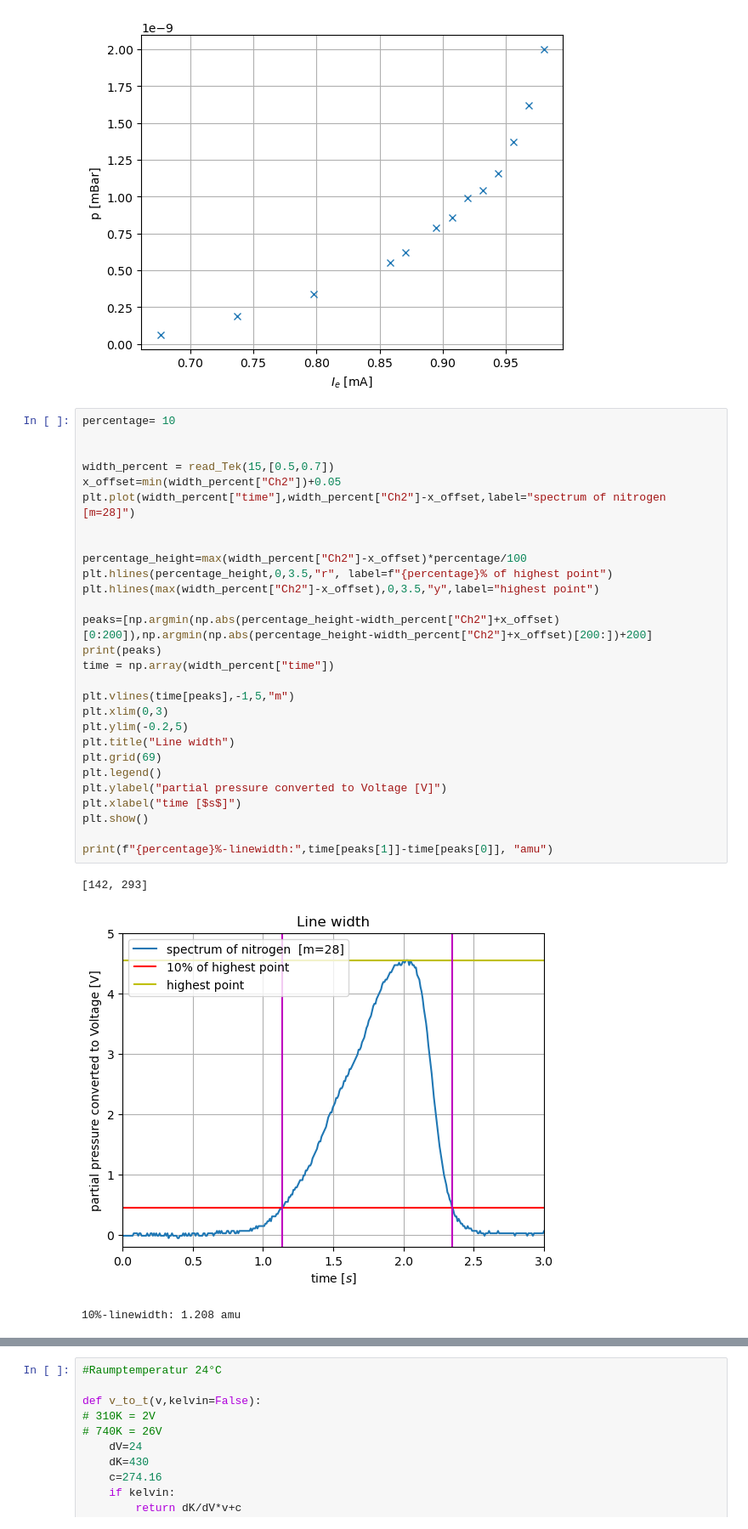
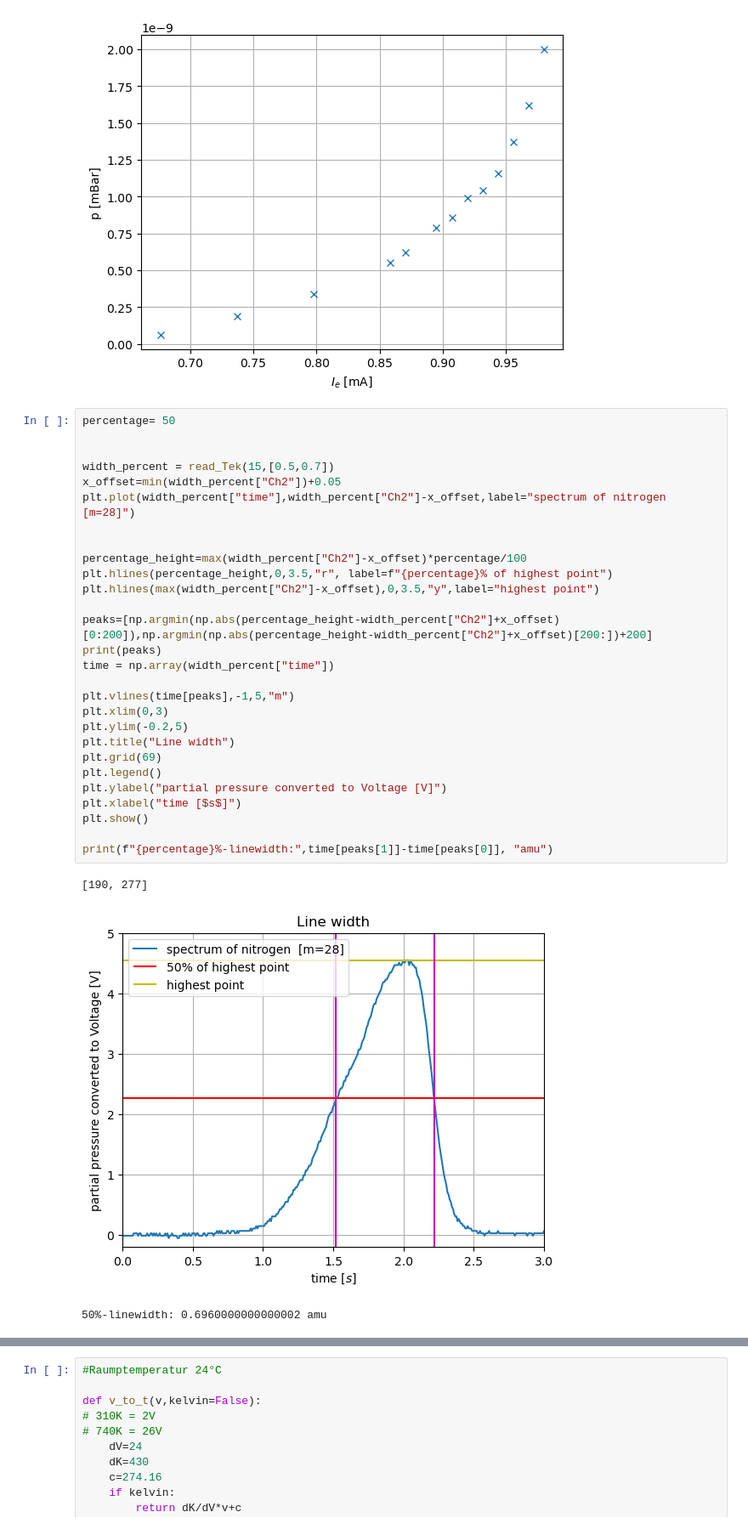
Before and after one commit to HerbertderGrosse/P3, a Jupyter notebook: Massenspektrometer/Mass_spectroskopy.ipynb, the cells around one changed output, grey strips where cells are left out. Shown at 85% size. Cells and saved outputs as stored; diff of their text form.

```diff
--- a/Massenspektrometer/Mass_spectroskopy.ipynb
+++ b/Massenspektrometer/Mass_spectroskopy.ipynb
@@ -91,37 +91,37 @@ plt.show()
 # %% [output]
 [figure]
 # %%
-percentage= 10
+percentage= 50
 
 
 width_percent = read_Tek(15,[0.5,0.7])
 x_offset=min(width_percent["Ch2"])+0.05
 plt.plot(width_percent["time"],width_percent["Ch2"]-x_offset,label="spectrum of nitrogen  [m=28]")
 
 
 percentage_height=max(width_percent["Ch2"]-x_offset)*percentage/100
 plt.hlines(percentage_height,0,3.5,"r", label=f"{percentage}% of highest point")
 plt.hlines(max(width_percent["Ch2"]-x_offset),0,3.5,"y",label="highest point")
 
 peaks=[np.argmin(np.abs(percentage_height-width_percent["Ch2"]+x_offset)[0:200]),np.argmin(np.abs(percentage_height-width_percent["Ch2"]+x_offset)[200:])+200]
 print(peaks)
 time = np.array(width_percent["time"])
 
 plt.vlines(time[peaks],-1,5,"m")
 plt.xlim(0,3)
 plt.ylim(-0.2,5)
 plt.title("Line width")
 plt.grid(69)
 plt.legend()
 plt.ylabel("partial pressure converted to Voltage [V]")
 plt.xlabel("time [$s$]")
 plt.show()
 
 print(f"{percentage}%-linewidth:",time[peaks[1]]-time[peaks[0]], "amu")
 # %% [output]
-[142, 293]
+[190, 277]
-[figure, old version]
+[figure, new version]
-10%-linewidth: 1.208 amu
+50%-linewidth: 0.6960000000000002 amu
 # %%
 # 14m  disso Tek 31
 
```
Also changed, not shown: parts of 5 cells of this notebook.
